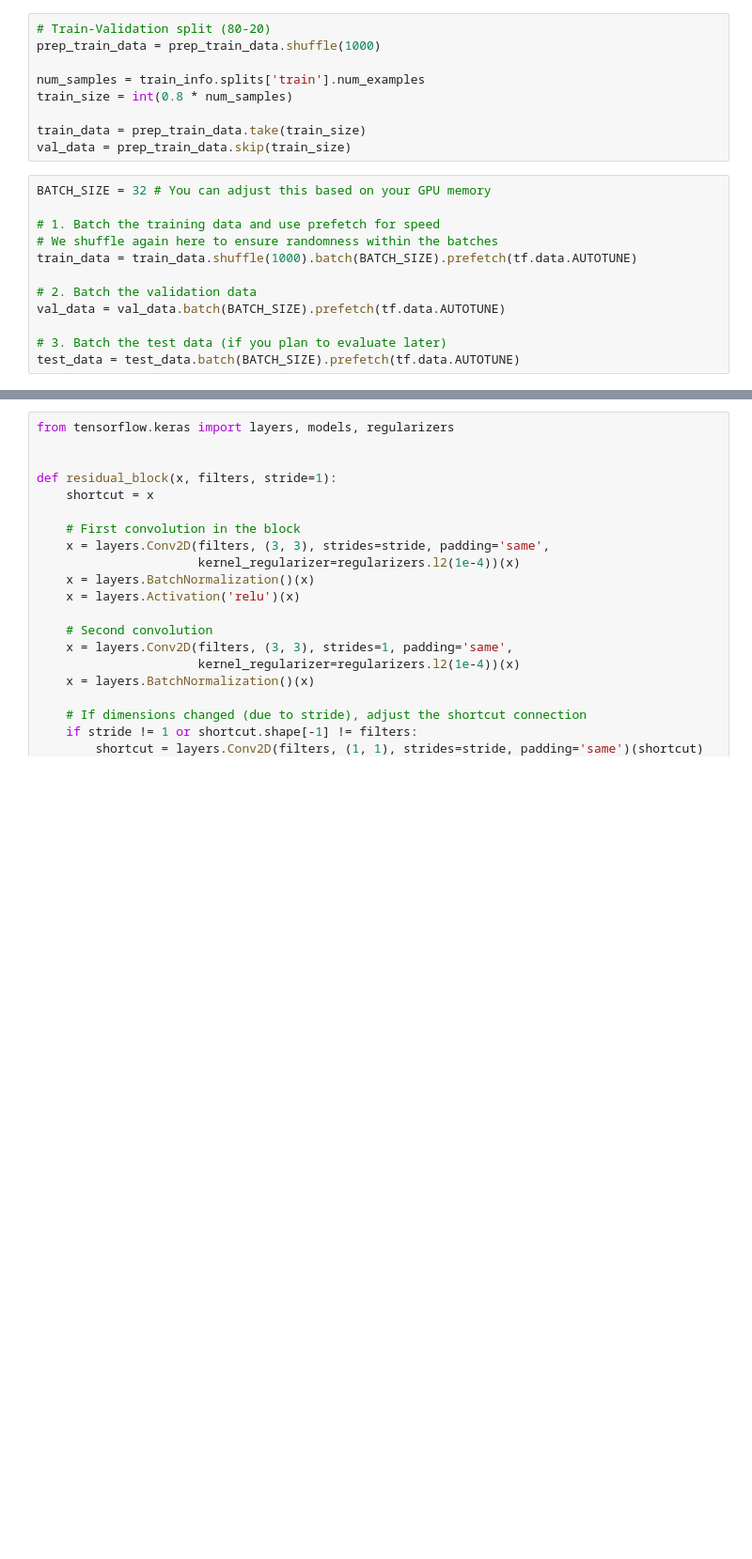
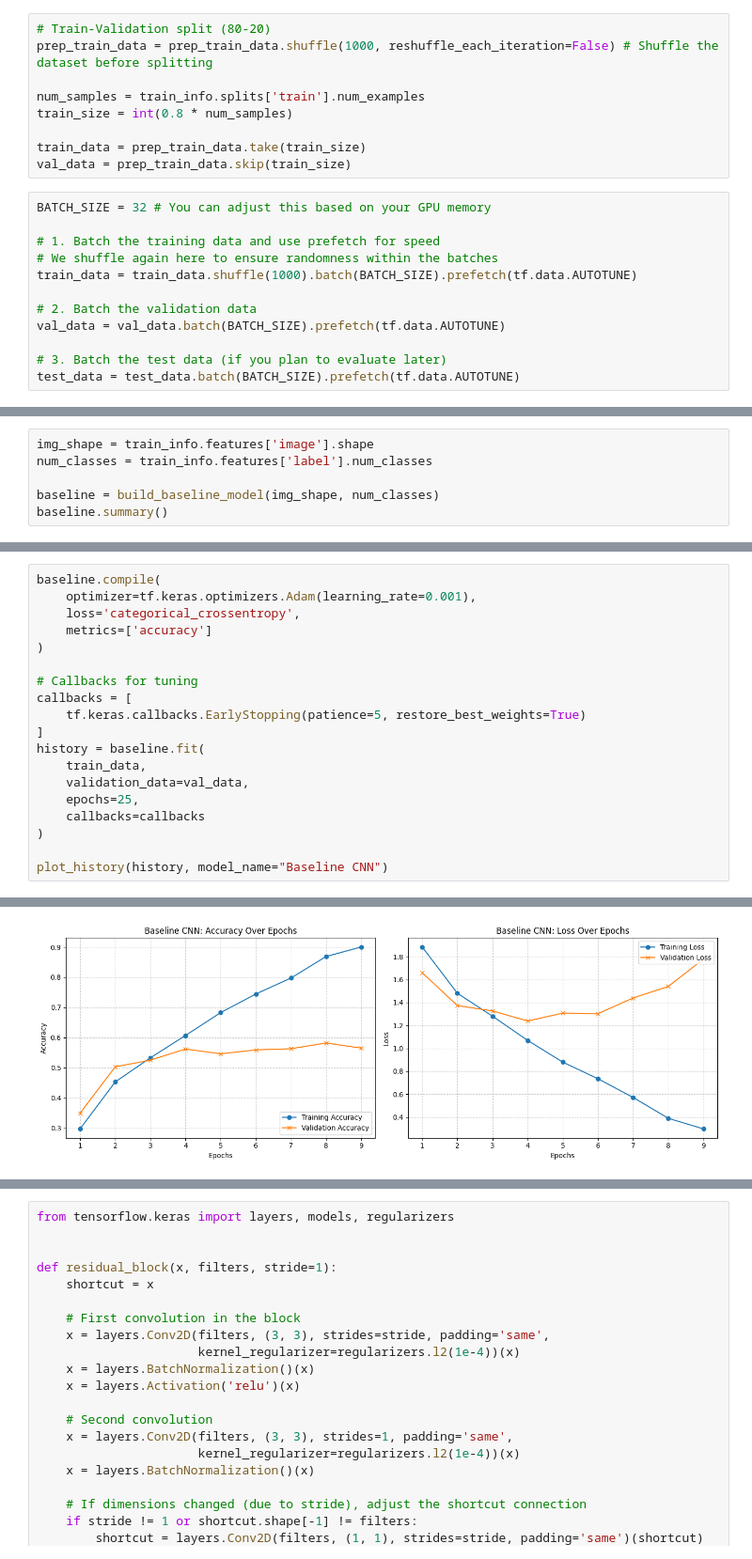
Before and after one commit to lauraglemos/DL_Lab, a Jupyter notebook: DL_Lab1.ipynb, the cells around one changed output, grey strips where cells are left out. Shown at 94% size. Drawn from its saved outputs; the diff is of its cells as text; blank space fills up the shorter version.

Commit message:
Added baseline

```diff
--- a/DL_Lab1.ipynb
+++ b/DL_Lab1.ipynb
@@ -86,7 +81,7 @@ test_data = raw_test_data.map(preprocess)
 Secondly, we split the dataset into training and validation sets (80% training, 20% validation). A test split is not needed as the dataset already provides a seperate test set.
 # %%
 # Train-Validation split (80-20)
-prep_train_data = prep_train_data.shuffle(1000)
+prep_train_data = prep_train_data.shuffle(1000, reshuffle_each_iteration=False) # Shuffle the dataset before splitting
 
 num_samples = train_info.splits['train'].num_examples
 train_size = int(0.8 * num_samples)
@@ -107,0 +168,6 @@ test_data = test_data.batch(BATCH_SIZE).prefetch(tf.data.AUTOTUNE)
+# %%
+img_shape = train_info.features['image'].shape
+num_classes = train_info.features['label'].num_classes
+
+baseline = build_baseline_model(img_shape, num_classes)
+baseline.summary()
@@ -107,0 +196,20 @@ test_data = test_data.batch(BATCH_SIZE).prefetch(tf.data.AUTOTUNE)
+# %%
+baseline.compile(
+    optimizer=tf.keras.optimizers.Adam(learning_rate=0.001),
+    loss='categorical_crossentropy',
+    metrics=['accuracy']
+)
+
+# Callbacks for tuning
+callbacks = [
+    tf.keras.callbacks.EarlyStopping(patience=5, restore_best_weights=True)
+]
+history = baseline.fit(
+    train_data,
+    validation_data=val_data,
+    epochs=25,
+    callbacks=callbacks
+)
+
+plot_history(history, model_name="Baseline CNN")
+# %% [output]
@@ -107,0 +234 @@ test_data = test_data.batch(BATCH_SIZE).prefetch(tf.data.AUTOTUNE)
+[figure, added]
```
Also changed, not shown: parts of 10 cells of this notebook.
